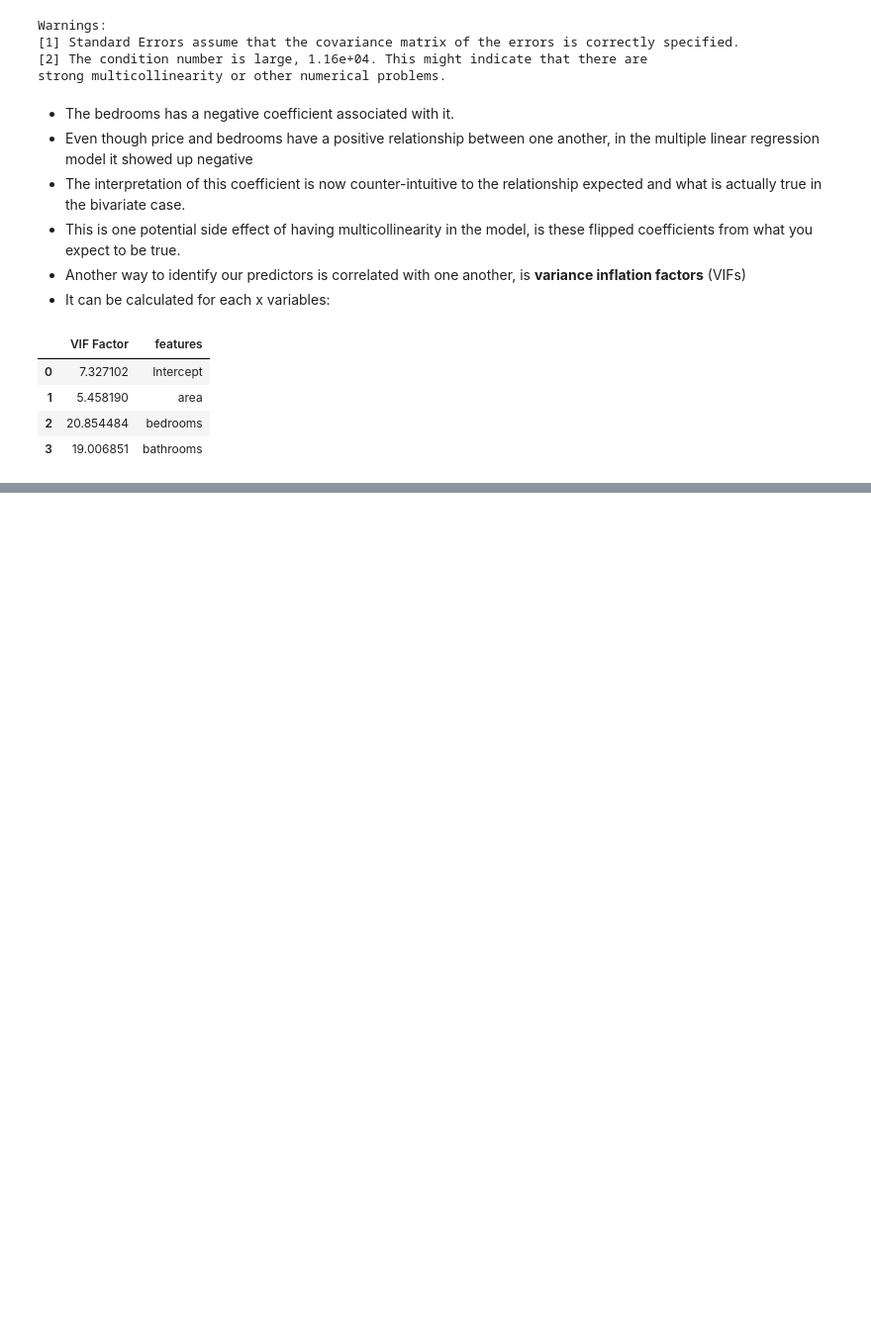
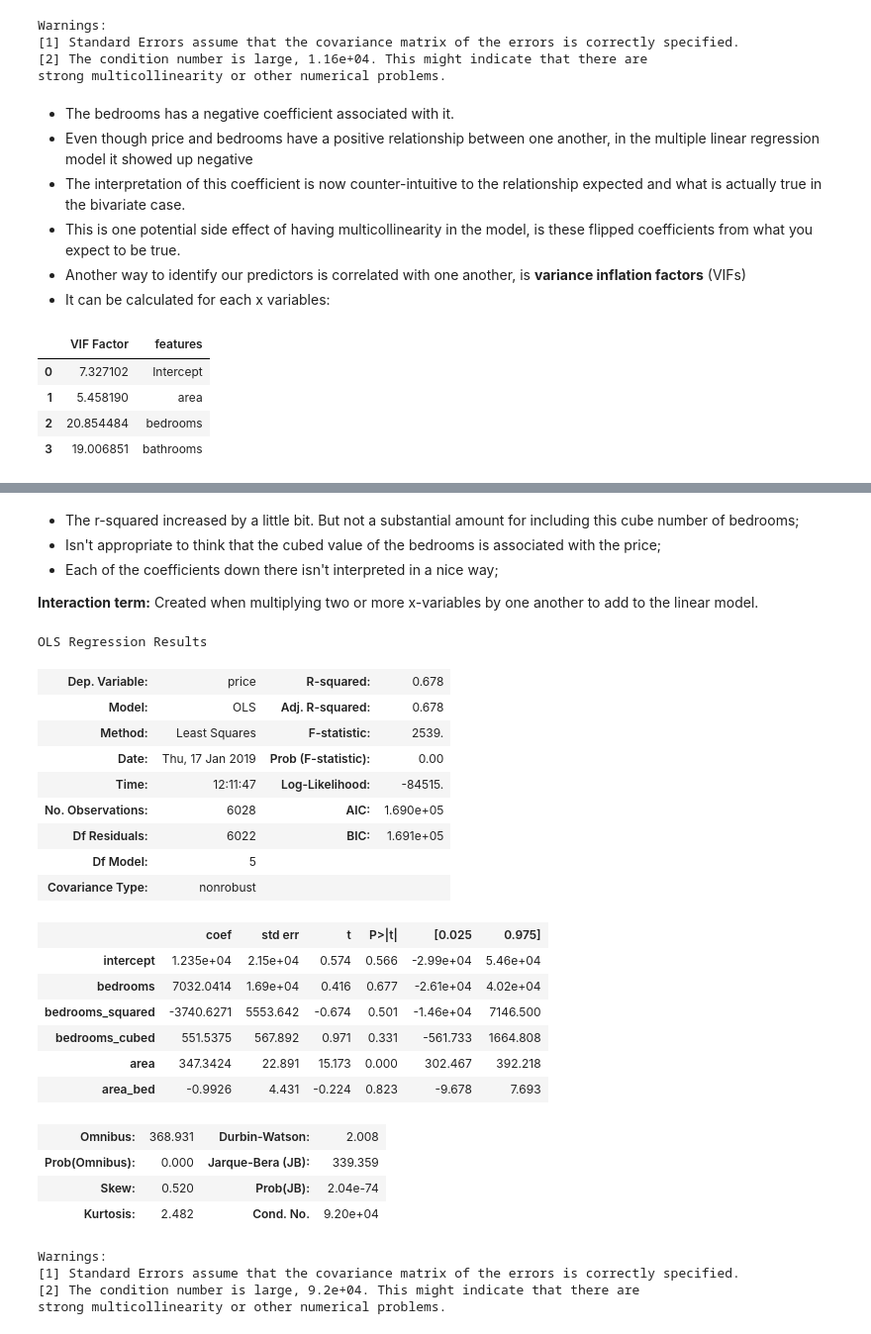
Before and after one commit to geocarvalho/python-ds, a Jupyter notebook: DS-fundations-2/statistics/15-Multiple_linear_regression.ipynb, the cells around one changed output, grey strips where cells are left out. Shown at 99% size. Saved outputs shown, nothing was run; the diff lists cells and outputs as text; code cells hidden in the pictures; blank space fills up the shorter version.

```diff
--- a/DS-fundations-2/statistics/15-Multiple_linear_regression.ipynb
+++ b/DS-fundations-2/statistics/15-Multiple_linear_regression.ipynb
@@ -585,0 +596,4 @@ The most common way to work with variables that are corre
+# %%
+df = pd.read_csv('house_prices.csv')
+df['bedrooms_squared'] = df['bedrooms']*df['bedrooms']
+df['intercept'] = 1
@@ -585,0 +631,5 @@ The most common way to work with variables that are corre
+# %%
+df['bedrooms_cubed'] = df['bedrooms_squared']*df['bedrooms']
+lm = sm.OLS(df['price'], df[['intercept', 'bedrooms', 'bedrooms_squared', 'bedrooms_cubed']])
+results = lm.fit()
+results.summary()
@@ -585,0 +658,41 @@ The most common way to work with variables that are corre
+# %% [markdown]
+* The r-squared increased by a little bit. But not a substantial amount for including this cube number of bedrooms;
+* Isn't appropriate to think that the cubed value of the bedrooms is associated with the price;
+* Each of the coefficients down there isn't interpreted in a nice way;
+
+**Interaction term:** Created when multiplying two or more x-variables by one another to add to the linear model.
+# %%
+# Let's create a interaction between the area and the bedrooms number
+df['area_bed'] = df['area']*df['bedrooms']
+# Add the lower order terms to the model
+lm = sm.OLS(df['price'], df[[
+    'intercept', 'bedrooms', 'bedrooms_squared', 'bedrooms_cubed',
+    'area', 'area_bed']])
+results = lm.fit()
+results.summary()
+# %% [output]
+OLS Regression Results
+| Dep. Variable: | price | R-squared: | 0.678 |
+| Model: | OLS | Adj. R-squared: | 0.678 |
+| Method: | Least Squares | F-statistic: | 2539. |
+| Date: | Thu, 17 Jan 2019 | Prob (F-statistic): | 0.00 |
+| Time: | 12:11:47 | Log-Likelihood: | -84515. |
+| No. Observations: | 6028 | AIC: | 1.690e+05 |
+| Df Residuals: | 6022 | BIC: | 1.691e+05 |
+| Df Model: | 5 |  |  |
+| Covariance Type: | nonrobust |  |  |
+|  | coef | std err | t | P>|t| | [0.025 | 0.975] |
+| intercept | 1.235e+04 | 2.15e+04 | 0.574 | 0.566 | -2.99e+04 | 5.46e+04 |
+| bedrooms | 7032.0414 | 1.69e+04 | 0.416 | 0.677 | -2.61e+04 | 4.02e+04 |
+| bedrooms_squared | -3740.6271 | 5553.642 | -0.674 | 0.501 | -1.46e+04 | 7146.500 |
+| bedrooms_cubed | 551.5375 | 567.892 | 0.971 | 0.331 | -561.733 | 1664.808 |
+| area | 347.3424 | 22.891 | 15.173 | 0.000 | 302.467 | 392.218 |
+| area_bed | -0.9926 | 4.431 | -0.224 | 0.823 | -9.678 | 7.693 |
+| Omnibus: | 368.931 | Durbin-Watson: | 2.008 |
+| Prob(Omnibus): | 0.000 | Jarque-Bera (JB): | 339.359 |
+| Skew: | 0.520 | Prob(JB): | 2.04e-74 |
+| Kurtosis: | 2.482 | Cond. No. | 9.20e+04 |
+Warnings:
+[1] Standard Errors assume that the covariance matrix of the errors is correctly specified.
+[2] The condition number is large, 9.2e+04. This might indicate that there are
+strong multicollinearity or other numerical problems.
```
Also changed, not shown: parts of 28 cells of this notebook.
